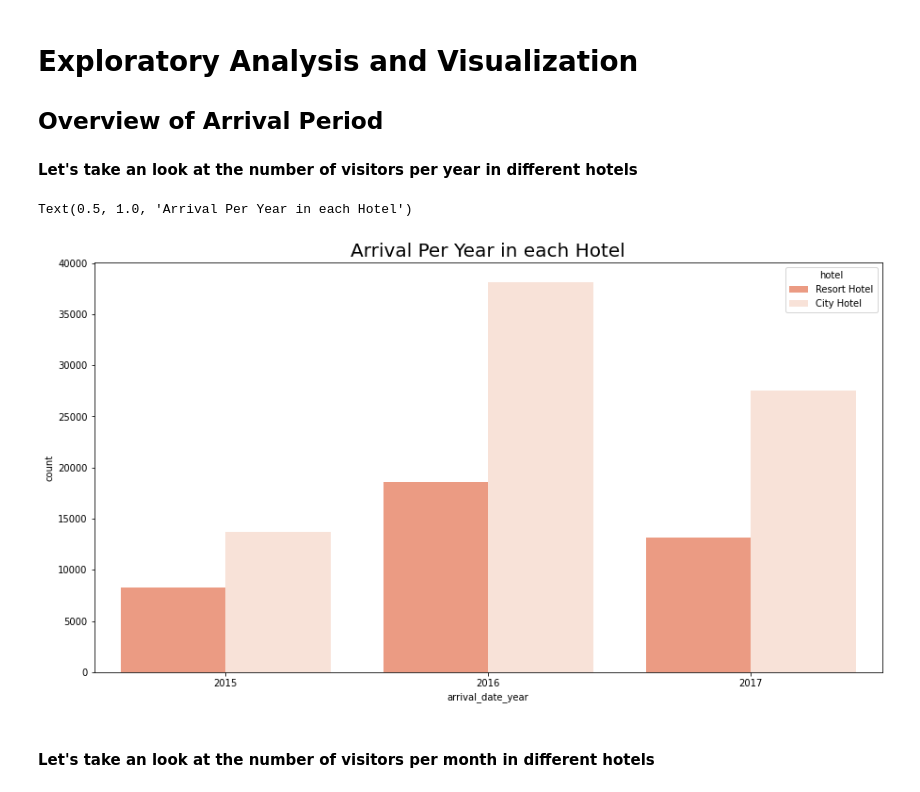
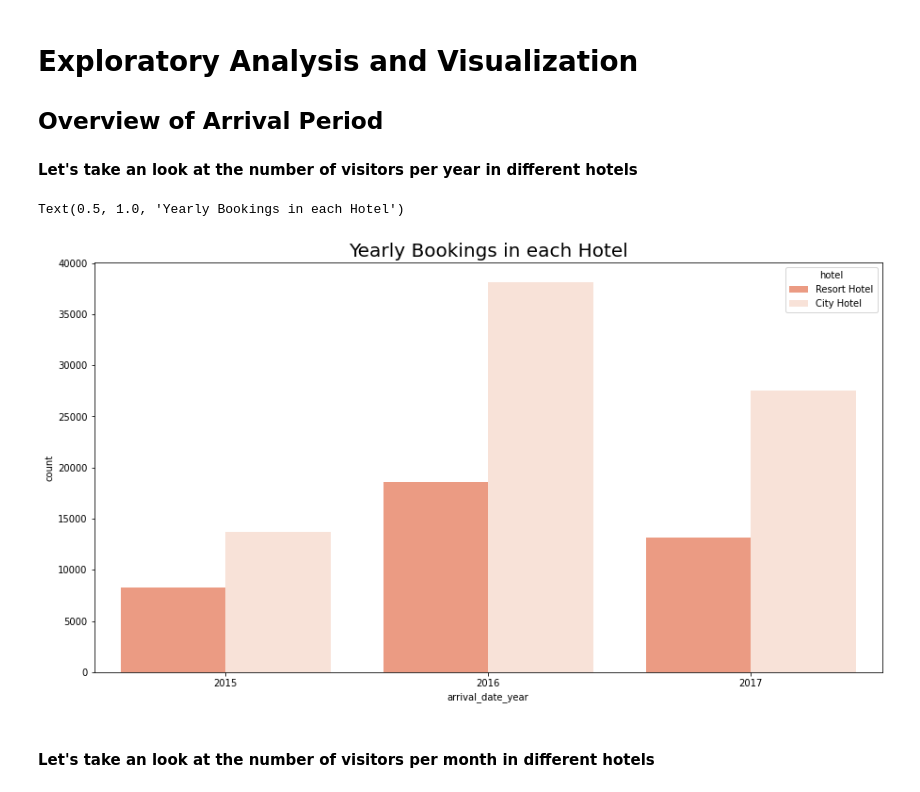
Before and after one commit to Aayushi-Sharma24/EDA-Hotel-Booking-Analysis, a Jupyter notebook: Aayushi_Sharma_Hotel_Booking_Analysis_Capstone_Project.ipynb, the cells around one changed output. Cells and saved outputs as stored; diff of their text form; code cells hidden in the pictures.

```diff
--- a/Aayushi_Sharma_Hotel_Booking_Analysis_Capstone_Project.ipynb
+++ b/Aayushi_Sharma_Hotel_Booking_Analysis_Capstone_Project.ipynb
@@ -374,13 +374,13 @@ memory usage: 27.3+ MB
 # %%
 lst = ['hotel', 'arrival_date_year', 'arrival_date_month','arrival_date_day_of_month' ]
 period_arrival = df[lst]
 # Enlarging figure size
 plt.figure(figsize=(15,8))
 # plotting data using countplot
-sns.countplot(data = df, x = 'arrival_date_year', hue = 'hotel', palette=["#fc9272", "#fee0d2"]).set_title('Arrival Per Year in each Hotel', fontsize=20)
+sns.countplot(data = df, x = 'arrival_date_year', hue = 'hotel', palette=["#fc9272", "#fee0d2"]).set_title('Yearly Bookings in each Hotel', fontsize=20)
 # %% [output]
-Text(0.5, 1.0, 'Arrival Per Year in each Hotel')
+Text(0.5, 1.0, 'Yearly Bookings in each Hotel')
-[figure, old version]
+[figure, new version]
 # %% [markdown]
 #### Let's take an look at the number of visitors per month in different hotels
 # %%
```
Also changed, not shown: parts of 37 cells of this notebook.
